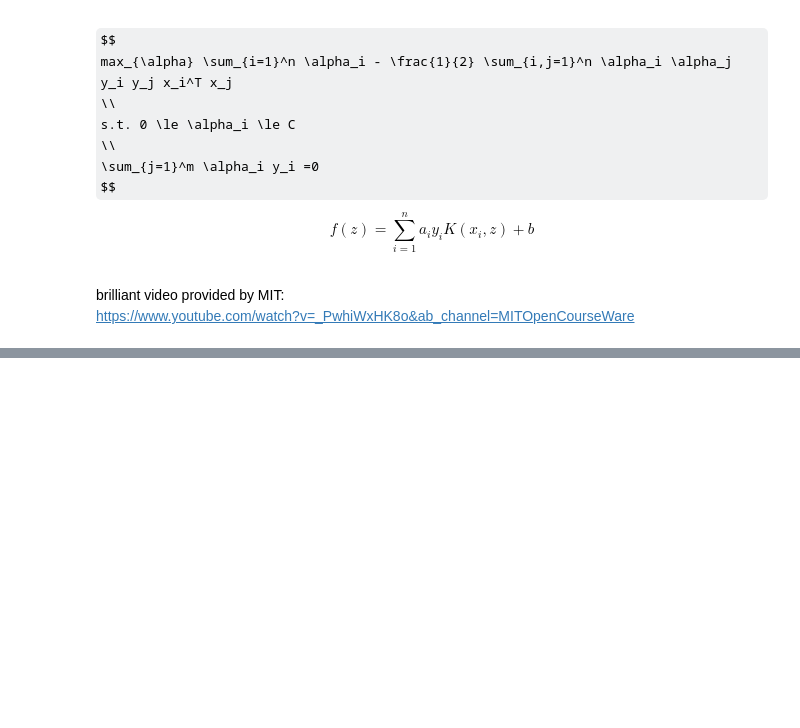
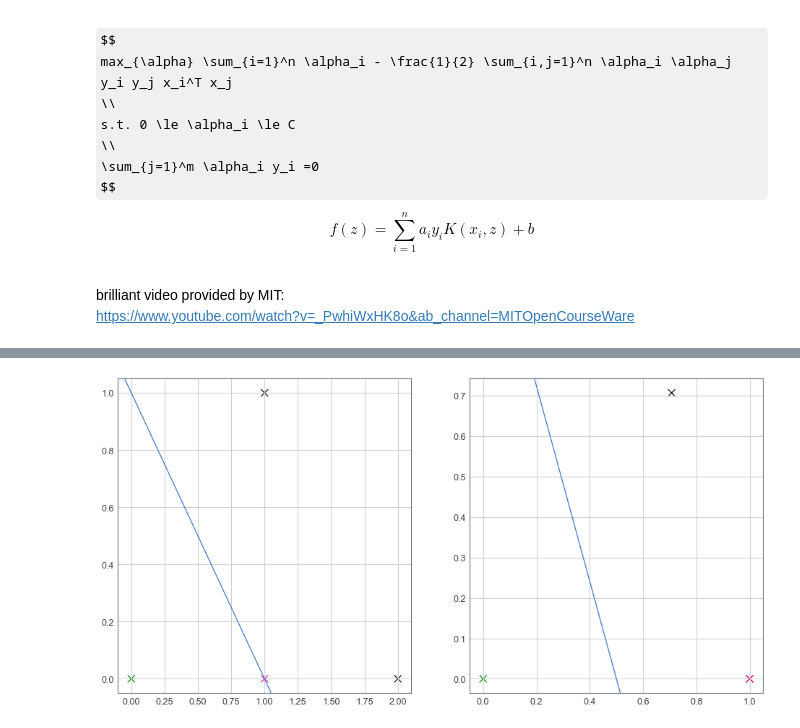
Before and after one commit to Timo9Madrid7/CS4220MachineLearningWeeklyLab, a Jupyter notebook: week4/Week_4.ipynb, the cells around one changed output, grey strips where cells are left out. Saved outputs shown, nothing was run; the diff lists cells and outputs as text; code cells hidden in the pictures; some formulas as TeX source; blank space fills up the shorter version.

```diff
--- a/week4/Week_4.ipynb
+++ b/week4/Week_4.ipynb
@@ -118,0 +162,21 @@ $$
+# %%
+plt.figure(figsize=(16,8))
+
+plt.subplot(1,2,1)
+x = np.array([[1,1], [2,0], [0,0], [1,0]])
+y = np.array([0, 0, 1, 2])
+plt.scatter(x[:,0], x[:,1], c=["black", "black", "green", "#ff1493"], marker="x", s=100)
+train = pr.prdataset(x[:3], y[:3])
+c = pr.svc(train, ("linear", 0, 20))
+pr.plotc(c)
+
+plt.subplot(1,2,2)
+x_rescale = normalize(x)
+plt.scatter(x_rescale[:,0], x_rescale[:,1], c=["black", "black", "green", "#ff1493"], marker="x", s=100)
+train_re = pr.prdataset(x_rescale[:3], y[:3])
+c = pr.svc(train_re, ("linear", 0, 20))
+pr.plotc(c)
+
+plt.show()
+# %% [output]
+[figure, added]
```
Also changed, not shown: parts of 33 cells of this notebook, 2 other files.
